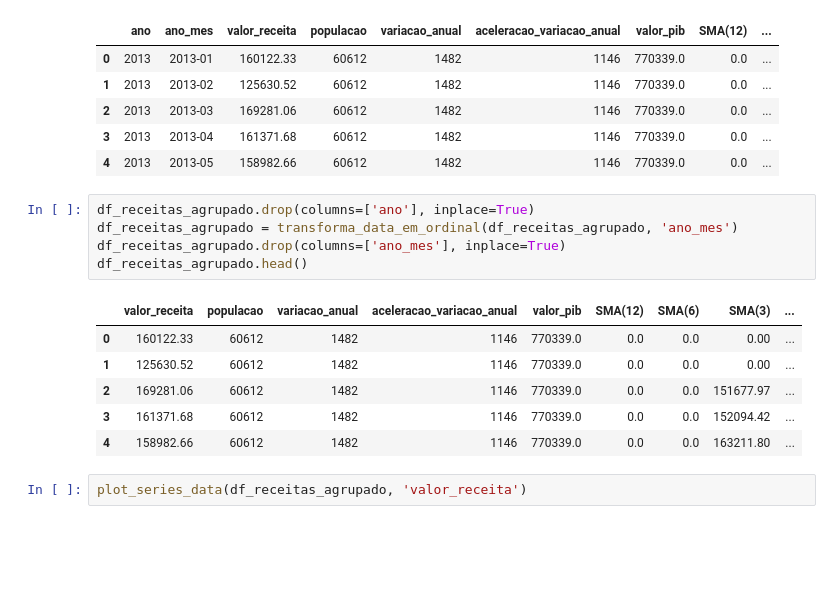
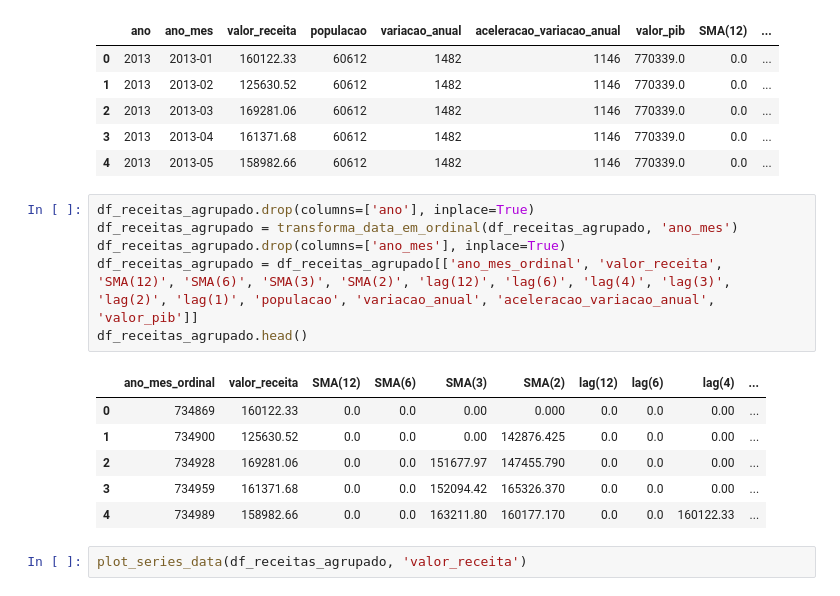
Before and after one commit to AllysonAbreu/neural_network_studies, a Jupyter notebook: notebooks/v2/rede_neural_dados_nuvem.ipynb, the cells around one changed output. Drawn from its saved outputs; the diff is of its cells as text; blank space fills up the shorter version.

```diff
--- a/notebooks/v2/rede_neural_dados_nuvem.ipynb
+++ b/notebooks/v2/rede_neural_dados_nuvem.ipynb
@@ -460,15 +460,16 @@ df_receitas_agrupado.head()
 # %%
 df_receitas_agrupado.drop(columns=['ano'], inplace=True)
 df_receitas_agrupado = transforma_data_em_ordinal(df_receitas_agrupado, 'ano_mes')
 df_receitas_agrupado.drop(columns=['ano_mes'], inplace=True)
+df_receitas_agrupado = df_receitas_agrupado[['ano_mes_ordinal', 'valor_receita', 'SMA(12)', 'SMA(6)', 'SMA(3)', 'SMA(2)', 'lag(12)', 'lag(6)', 'lag(4)', 'lag(3)', 'lag(2)', 'lag(1)', 'populacao', 'variacao_anual', 'aceleracao_variacao_anual', 'valor_pib']]
 df_receitas_agrupado.head()
 # %% [output]
-|  | valor_receita | populacao | variacao_anual | aceleracao_variacao_anual | valor_pib | SMA(12) | SMA(6) | SMA(3) | ... |
-| 0 | 160122.33 | 60612 | 1482 | 1146 | 770339.0 | 0.0 | 0.0 | 0.00 | ... |
-| 1 | 125630.52 | 60612 | 1482 | 1146 | 770339.0 | 0.0 | 0.0 | 0.00 | ... |
-| 2 | 169281.06 | 60612 | 1482 | 1146 | 770339.0 | 0.0 | 0.0 | 151677.97 | ... |
-| 3 | 161371.68 | 60612 | 1482 | 1146 | 770339.0 | 0.0 | 0.0 | 152094.42 | ... |
-| 4 | 158982.66 | 60612 | 1482 | 1146 | 770339.0 | 0.0 | 0.0 | 163211.80 | ... |
+|  | ano_mes_ordinal | valor_receita | SMA(12) | SMA(6) | SMA(3) | SMA(2) | lag(12) | lag(6) | lag(4) | ... |
+| 0 | 734869 | 160122.33 | 0.0 | 0.0 | 0.00 | 0.000 | 0.0 | 0.0 | 0.00 | ... |
+| 1 | 734900 | 125630.52 | 0.0 | 0.0 | 0.00 | 142876.425 | 0.0 | 0.0 | 0.00 | ... |
+| 2 | 734928 | 169281.06 | 0.0 | 0.0 | 151677.97 | 147455.790 | 0.0 | 0.0 | 0.00 | ... |
+| 3 | 734959 | 161371.68 | 0.0 | 0.0 | 152094.42 | 165326.370 | 0.0 | 0.0 | 0.00 | ... |
+| 4 | 734989 | 158982.66 | 0.0 | 0.0 | 163211.80 | 160177.170 | 0.0 | 0.0 | 160122.33 | ... |
 # %%
 plot_series_data(df_receitas_agrupado, 'valor_receita')
 # %% [output]
```
Also changed, not shown: parts of 13 cells of this notebook, 8 other files.
